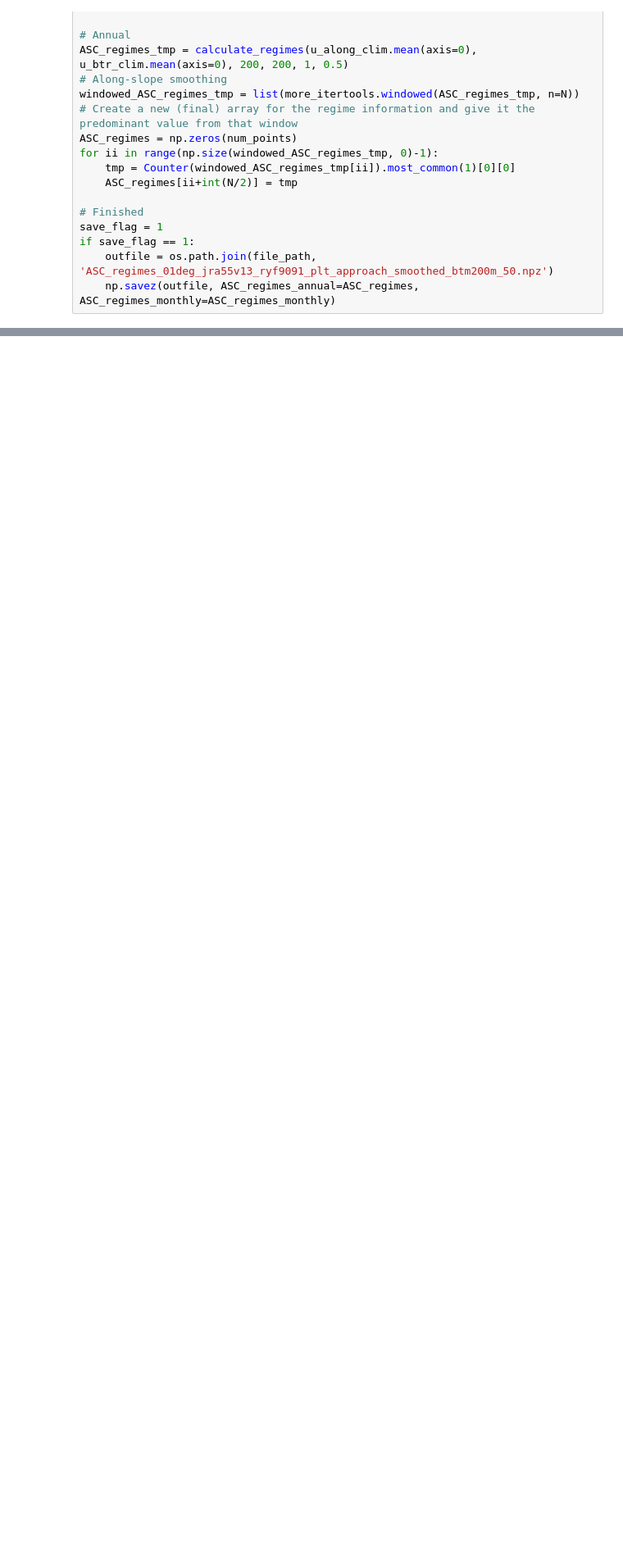
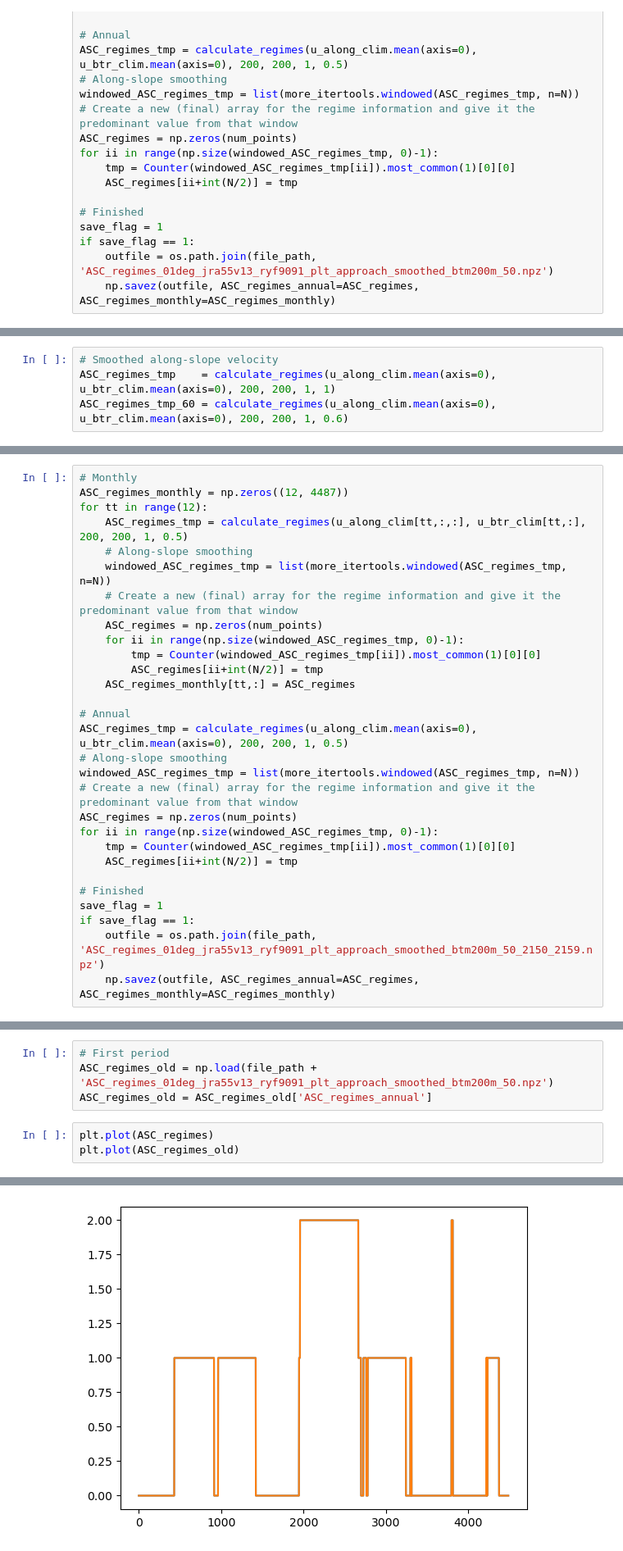
Before and after one commit to wghuneke/ASC_SpatialTemporalVariability, a Jupyter notebook: notebooks/Calc_ASC_regimes.ipynb, the cells around one changed output, grey strips where cells are left out. Shown: that part at 82% size. Saved outputs shown, nothing was run; the diff lists cells and outputs as text; blank space fills up the shorter version.

```diff
--- a/notebooks/Calc_ASC_regimes.ipynb
+++ b/notebooks/Calc_ASC_regimes.ipynb
@@ -465,0 +534,4 @@ if save_flag == 1:
+# %%
+# Smoothed along-slope velocity
+ASC_regimes_tmp    = calculate_regimes(u_along_clim.mean(axis=0), u_btr_clim.mean(axis=0), 200, 200, 1, 1)
+ASC_regimes_tmp_60 = calculate_regimes(u_along_clim.mean(axis=0), u_btr_clim.mean(axis=0), 200, 200, 1, 0.6)
@@ -465,0 +583,29 @@ if save_flag == 1:
+# %%
+# Monthly
+ASC_regimes_monthly = np.zeros((12, 4487))
+for tt in range(12):
+    ASC_regimes_tmp = calculate_regimes(u_along_clim[tt,:,:], u_btr_clim[tt,:], 200, 200, 1, 0.5)
+    # Along-slope smoothing
+    windowed_ASC_regimes_tmp = list(more_itertools.windowed(ASC_regimes_tmp, n=N))
+    # Create a new (final) array for the regime information and give it the predominant value from that window
+    ASC_regimes = np.zeros(num_points)
+    for ii in range(np.size(windowed_ASC_regimes_tmp, 0)-1):
+        tmp = Counter(windowed_ASC_regimes_tmp[ii]).most_common(1)[0][0]
+        ASC_regimes[ii+int(N/2)] = tmp
+    ASC_regimes_monthly[tt,:] = ASC_regimes
+
+# Annual
+ASC_regimes_tmp = calculate_regimes(u_along_clim.mean(axis=0), u_btr_clim.mean(axis=0), 200, 200, 1, 0.5)
+# Along-slope smoothing
+windowed_ASC_regimes_tmp = list(more_itertools.windowed(ASC_regimes_tmp, n=N))
+# Create a new (final) array for the regime information and give it the predominant value from that window
+ASC_regimes = np.zeros(num_points)
+for ii in range(np.size(windowed_ASC_regimes_tmp, 0)-1):
+    tmp = Counter(windowed_ASC_regimes_tmp[ii]).most_common(1)[0][0]
+    ASC_regimes[ii+int(N/2)] = tmp
+
+# Finished
+save_flag = 1
+if save_flag == 1:
+    outfile = os.path.join(file_path, 'ASC_regimes_01deg_jra55v13_ryf9091_plt_approach_smoothed_btm200m_50_2150_2159.npz')
+    np.savez(outfile, ASC_regimes_annual=ASC_regimes, ASC_regimes_monthly=ASC_regimes_monthly)
@@ -465,0 +614,8 @@ if save_flag == 1:
+# %%
+# First period
+ASC_regimes_old = np.load(file_path + 'ASC_regimes_01deg_jra55v13_ryf9091_plt_approach_smoothed_btm200m_50.npz')
+ASC_regimes_old = ASC_regimes_old['ASC_regimes_annual']
+# %%
+plt.plot(ASC_regimes)
+plt.plot(ASC_regimes_old)
+# %% [output]
@@ -465,0 +623 @@ if save_flag == 1:
+[figure, added]
```
Also changed, not shown: parts of 23 cells of this notebook.
